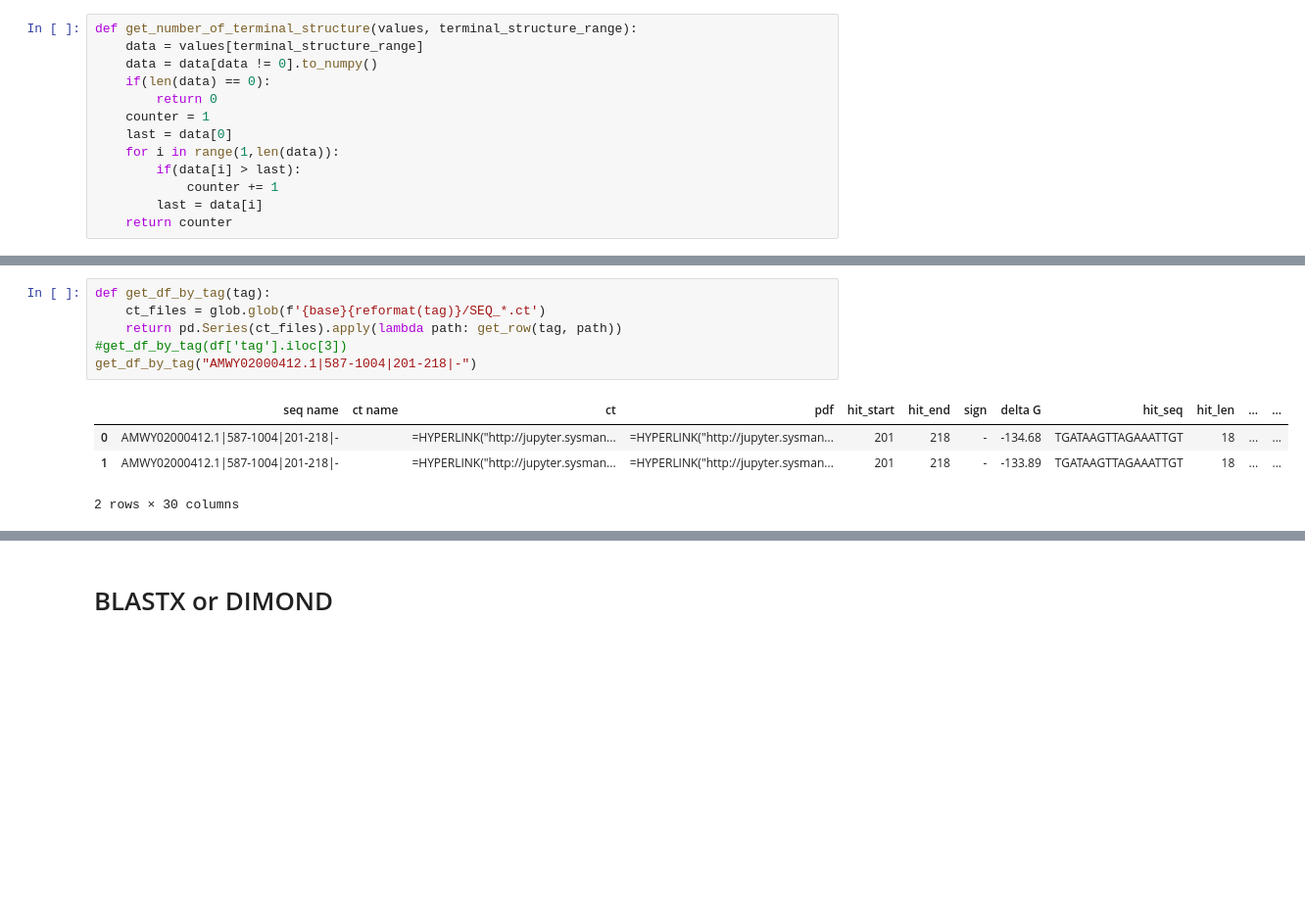
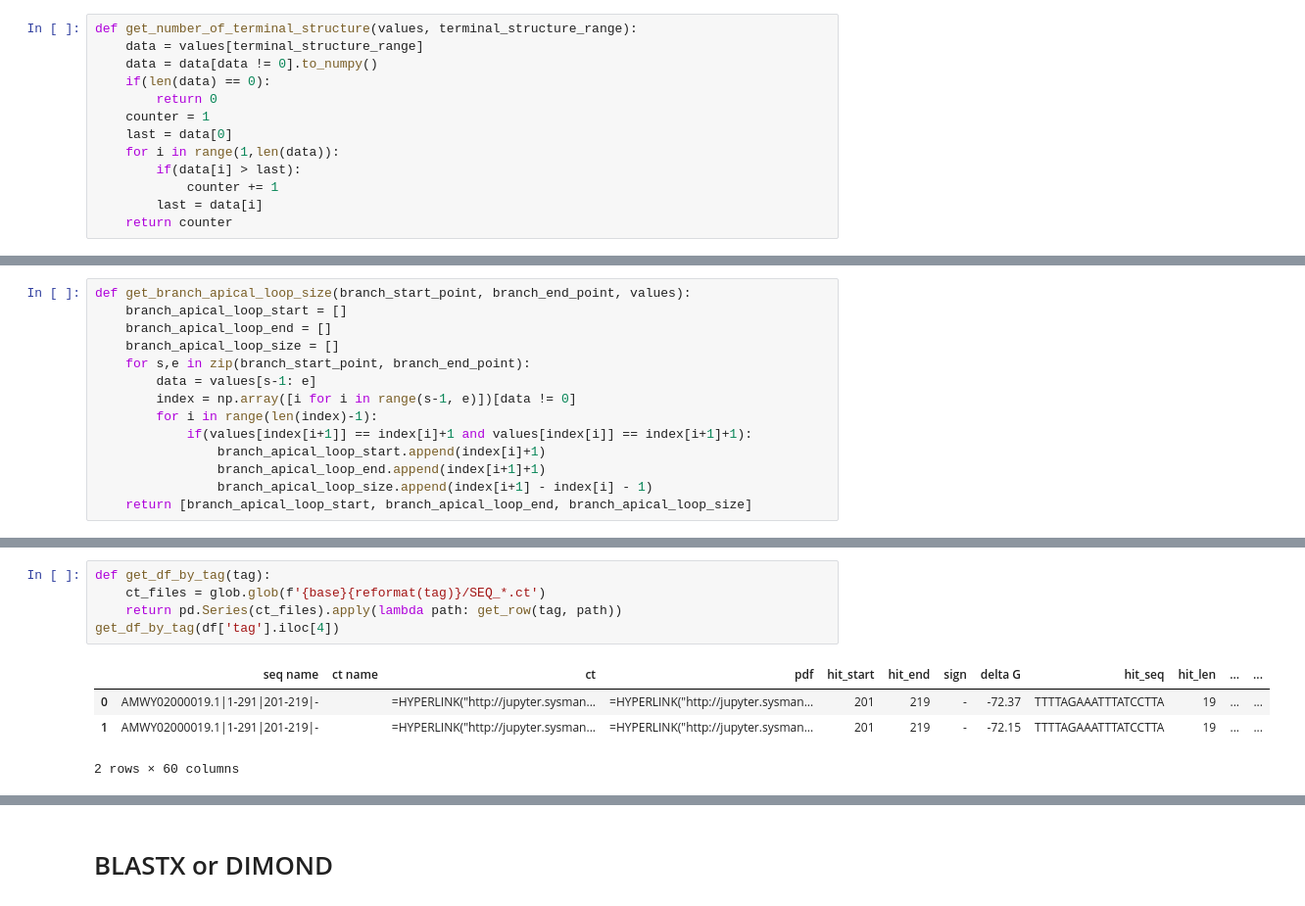
Before and after one commit to Ilia-Abolhasani/amir-p3, a Jupyter notebook: Code.ipynb, the cells around one changed output, grey strips where cells are left out. Shown at 98% size. Cells and saved outputs as stored; diff of their text form; blank space fills up the shorter version.

Commit message:
new feature for calculation of loop size was added to project. Also, there is exist some bug in code and must be resoleved.

```diff
--- a/Code.ipynb
+++ b/Code.ipynb
@@ -1202,4 +1201,18 @@ def get_branch_star_end_point(values, terminal_structure_range, pdf):
     return [branch_start_point, branch_end_point]
+# %%
+def get_branch_apical_loop_size(branch_start_point, branch_end_point, values):
+    branch_apical_loop_start = []
+    branch_apical_loop_end = []
+    branch_apical_loop_size = []
+    for s,e in zip(branch_start_point, branch_end_point):
+        data = values[s-1: e]
+        index = np.array([i for i in range(s-1, e)])[data != 0]
+        for i in range(len(index)-1):
+            if(values[index[i+1]] == index[i]+1 and values[index[i]] == index[i+1]+1):
+                branch_apical_loop_start.append(index[i]+1)
+                branch_apical_loop_end.append(index[i+1]+1)
+                branch_apical_loop_size.append(index[i+1] - index[i] - 1)
+    return [branch_apical_loop_start, branch_apical_loop_end, branch_apical_loop_size]
 # %%
 server_url = "http://jupyter.sysmanager.ir/tree/plant_microRNA_prediction"
 def get_row(tag, path, extra = 15, acceptable_terminal_structures = 5):
@@ -1363,14 +1331,13 @@ def get_row(tag, path, extra = 15, acceptable_terminal_structures = 5):
 # %%
 def get_df_by_tag(tag):
     ct_files = glob.glob(f'{base}{reformat(tag)}/SEQ_*.ct')
     return pd.Series(ct_files).apply(lambda path: get_row(tag, path))
-#get_df_by_tag(df['tag'].iloc[3])
-get_df_by_tag("AMWY02000412.1|587-1004|201-218|-")
+get_df_by_tag(df['tag'].iloc[4])
 # %% [output]
 |  | seq name | ct name | ct | pdf | hit_start | hit_end | sign | delta G | hit_seq | hit_len | ... | ... |
-| 0 | AMWY02000412.1|587-1004|201-218|- |  | =HYPERLINK("http://jupyter.sysman... | =HYPERLINK("http://jupyter.sysman... | 201 | 218 | - | -134.68 | TGATAAGTTAGAAATTGT | 18 | ... | ... |
-| 1 | AMWY02000412.1|587-1004|201-218|- |  | =HYPERLINK("http://jupyter.sysman... | =HYPERLINK("http://jupyter.sysman... | 201 | 218 | - | -133.89 | TGATAAGTTAGAAATTGT | 18 | ... | ... |
+| 0 | AMWY02000019.1|1-291|201-219|- |  | =HYPERLINK("http://jupyter.sysman... | =HYPERLINK("http://jupyter.sysman... | 201 | 219 | - | -72.37 | TTTTAGAAATTTATCCTTA | 19 | ... | ... |
+| 1 | AMWY02000019.1|1-291|201-219|- |  | =HYPERLINK("http://jupyter.sysman... | =HYPERLINK("http://jupyter.sysman... | 201 | 219 | - | -72.15 | TTTTAGAAATTTATCCTTA | 19 | ... | ... |
-2 rows × 30 columns
+2 rows × 60 columns
 # %%
 def get_df_by_tag(tag):
     ct_files = glob.glob(f'{base}{reformat(tag)}/SEQ_*.ct')
```
Also changed, not shown: parts of 5 cells of this notebook.
